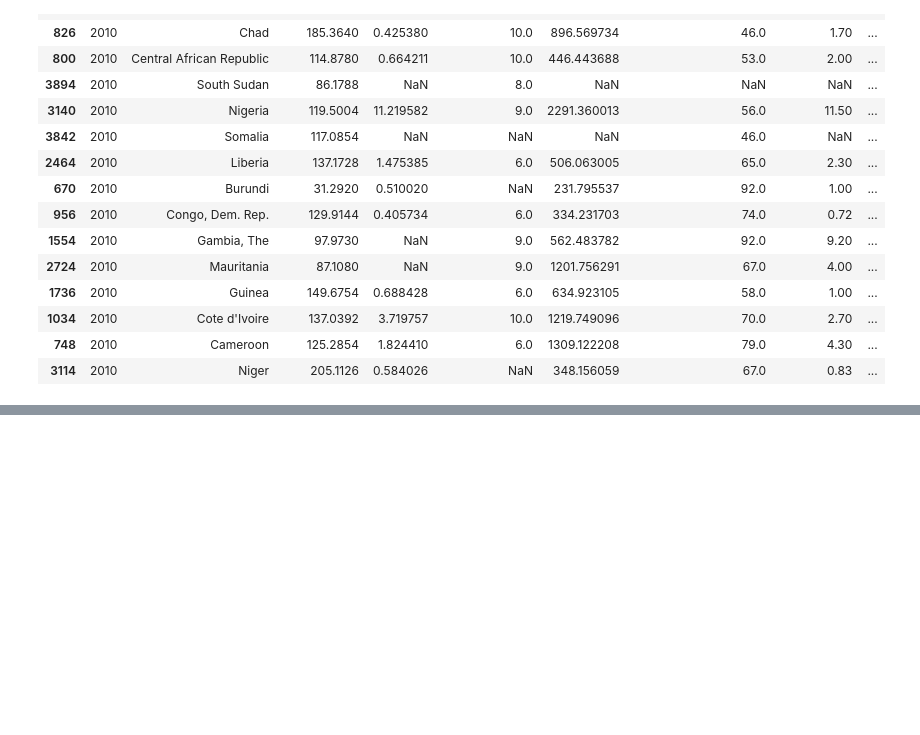
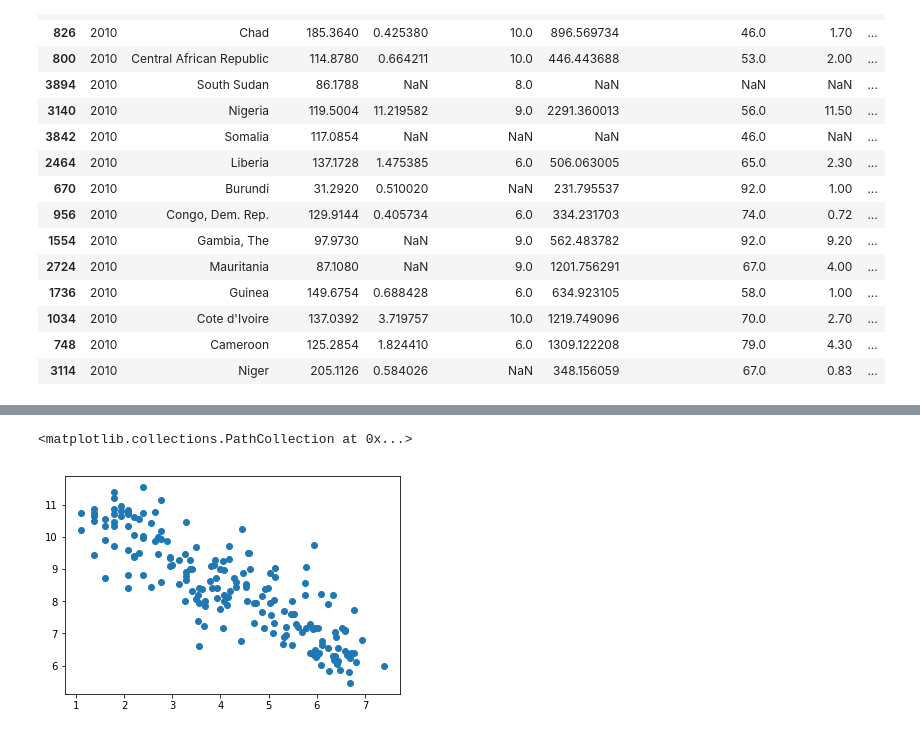
Before and after one commit to MsJacksonIYN/Maternal_Mortality, a Jupyter notebook: Working_Mod_2_Project_ModeledRatio.ipynb, the cells around one changed output, grey strips where cells are left out. Saved outputs shown, nothing was run; the diff lists cells and outputs as text; code cells hidden in the pictures; blank space fills up the shorter version.

```diff
--- a/Working_Mod_2_Project_ModeledRatio.ipynb
+++ b/Working_Mod_2_Project_ModeledRatio.ipynb
@@ -549,0 +638,5 @@ Name: Maternal_mort_ratio, dtype: float64
+# %%
+plt.scatter(np.log(test_data['Maternal_mort_ratio']),np.log(test_data['GDP_pc']))
+# %% [output]
+<matplotlib.collections.PathCollection at 0x...>
+[figure, added]
```
Also changed, not shown: parts of 53 cells of this notebook.
